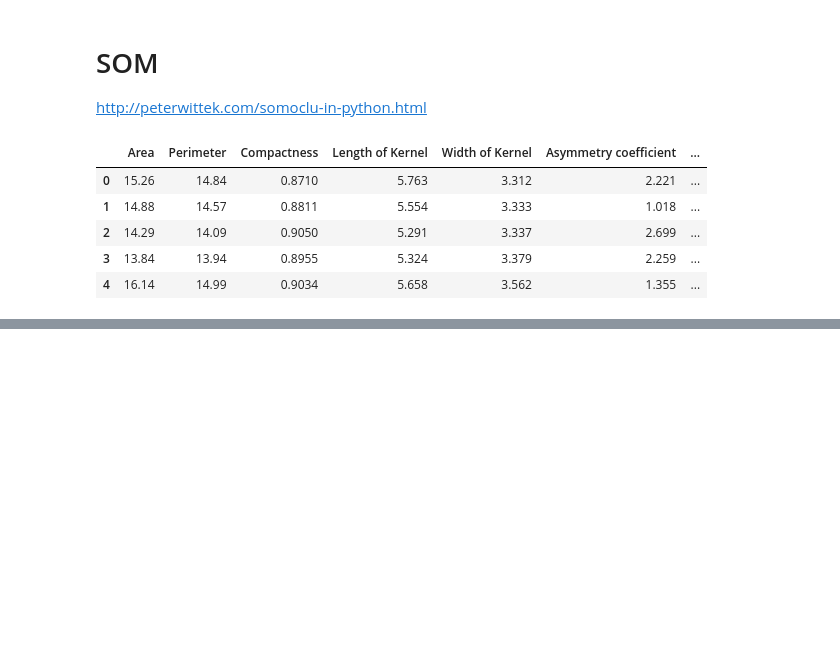
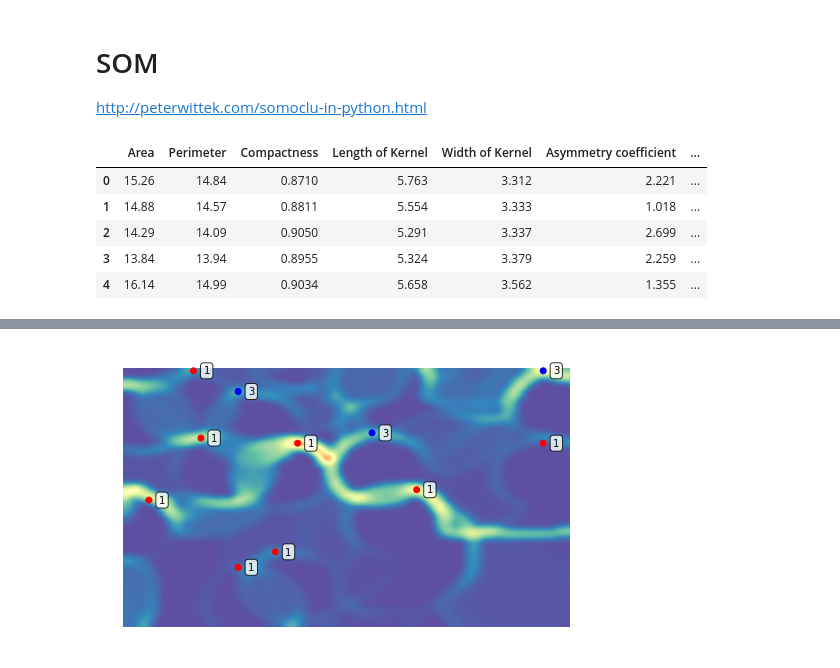
Before and after one commit to soaresdominic/ClusterAnalysis, a Jupyter notebook: SOM.ipynb, the cells around one changed output, grey strips where cells are left out. Drawn from its saved outputs; the diff is of its cells as text; code cells hidden in the pictures; blank space fills up the shorter version.

```diff
--- a/SOM.ipynb
+++ b/SOM.ipynb
@@ -83,2 +73,4 @@ IndexError: list index out of range
 # %%
-som.view_umatrix(bestmatches=True, bestmatchcolors=colors, labels=data['Label', zoom=((50, n_rows), (100, n_columns))
+som.view_umatrix(bestmatches=True, bestmatchcolors=colors, labels=labels,zoom=((50, n_rows), (100, n_columns)))
+# %% [output]
+[figure, added]
```
Also changed, not shown: parts of 6 cells of this notebook, 5 other files.
